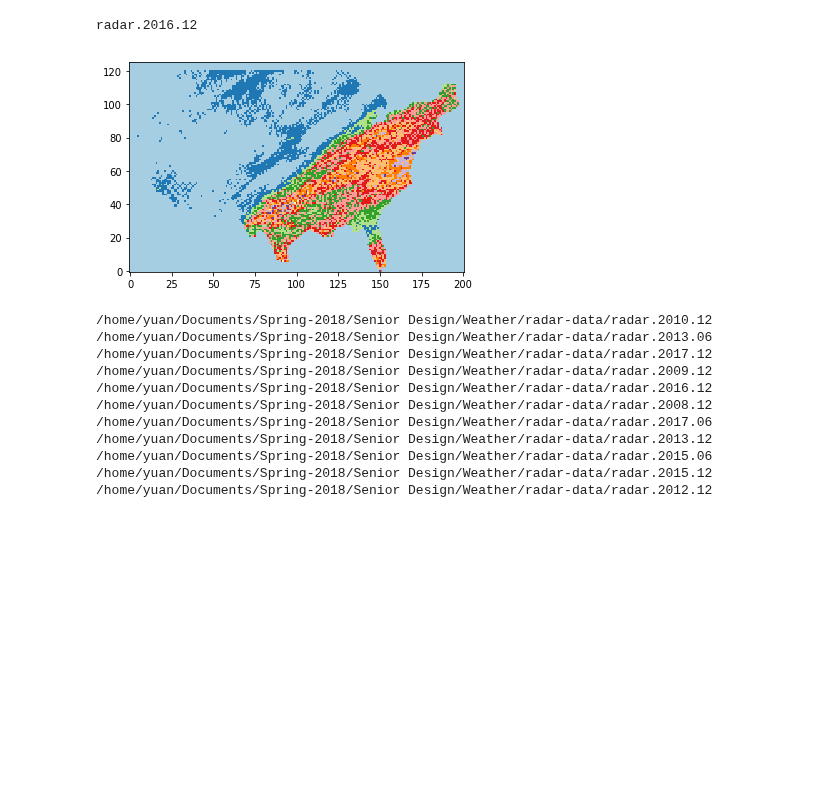
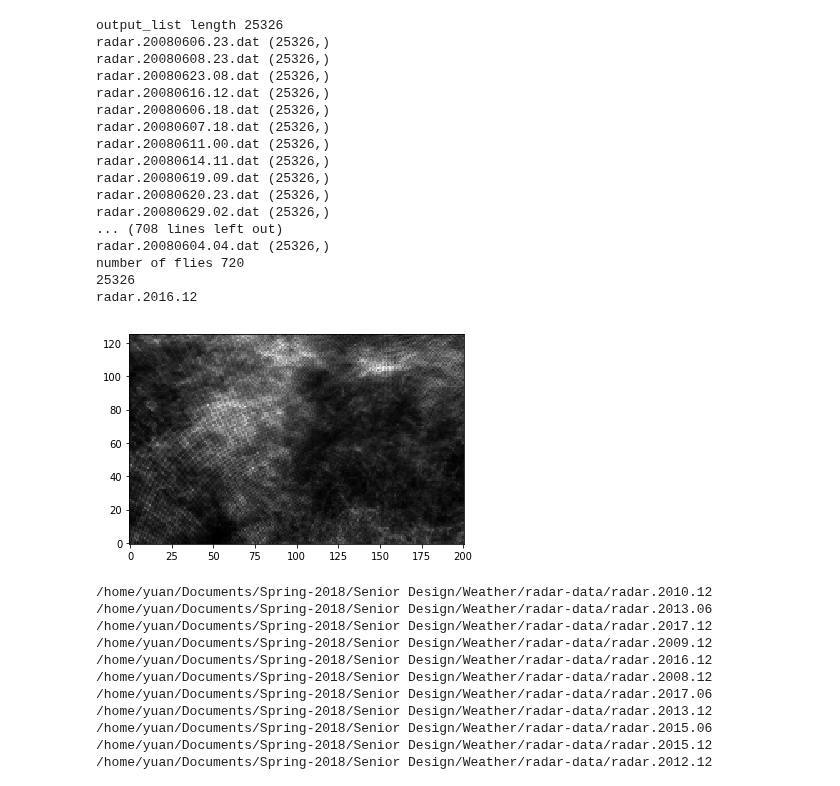
Before and after one commit to yuanzhou15/capstone-weather, a Jupyter notebook: yuan/Meeting 1 notebook.ipynb, the cells around one changed output. Saved outputs shown, nothing was run; the diff lists cells and outputs as text; code cells hidden in the pictures; blank space fills up the shorter version.

```diff
--- a/yuan/Meeting 1 notebook.ipynb
+++ b/yuan/Meeting 1 notebook.ipynb
@@ -32,4 +32,4 @@ def data_read_display(data): #input data is already a numpy data type
     else:
         print('empty hour!')
 
-    plt.imshow(data, cmap='Paired', origin='lower')
+    plt.imshow(data, cmap='gray', origin='lower')
@@ -60,23 +105,50 @@ def average_data(directoryname):
     import numpy as np
     list_len = len(np.fromfile(directoryname+os.listdir(directoryname)[0],dtype='int16',count=-1,sep=''))
     output_list = np.zeros(list_len)#[0] * list_len
+    print("output_list length", len(output_list))
+    count = 0
     for data in os.listdir(directoryname):
-        d = (np.fromfile(directoryname+data,dtype='int16',count=-1,sep=''))
+        count+= 1
+        d = np.array((np.fromfile(directoryname+data,dtype='int16',count=-1,sep='')))
+        #print(data)
+        #print(len(d))
+
+        print(data, d.shape)
         output_list=output_list + d
+        #print(output_list)
 
+    print("number of flies", count)
     return output_list/list_len
 # %%
 import numpy as np
 #data = np.fromfile("/home/yuan/Documents/Spring-2018/Senior Design/Weather/radar-data/radar.2008.06/radar.20080601.00.dat",dtype='int16',count=-1,sep='') # 2 byte integers
 #data_read_display(data)
-test = average_data("/home/yuan/Documents/Spring-2018/Senior Design/Weather/radar-data/radar.2016.12/")
+test = average_data("/home/yuan/Documents/Spring-2018/Senior Design/Weather/new-radar-data/")
+print(len(test))
 #print(len(test))
 #print(type(test))
 print("radar.2016.12")
 data_read_display(test)
+#print('last file details', np.array((np.fromfile(,dtype='int16',count=-1,sep=''))) )
 # %% [output]
+output_list length 25326
+radar.20080606.23.dat (25326,)
+radar.20080608.23.dat (25326,)
+radar.20080623.08.dat (25326,)
+radar.20080616.12.dat (25326,)
+radar.20080606.18.dat (25326,)
+radar.20080607.18.dat (25326,)
+radar.20080611.00.dat (25326,)
+radar.20080614.11.dat (25326,)
+radar.20080619.09.dat (25326,)
+radar.20080620.23.dat (25326,)
+radar.20080629.02.dat (25326,)
+... (708 lines left out)
+radar.20080604.04.dat (25326,)
+number of flies 720
+25326
 radar.2016.12
-[figure, old version]
+[figure, new version]
 # %%
 def loop_over_all_images(directoryname):
     import os
```
Also changed, not shown: parts of 1 cell of this notebook, 2 other files.
